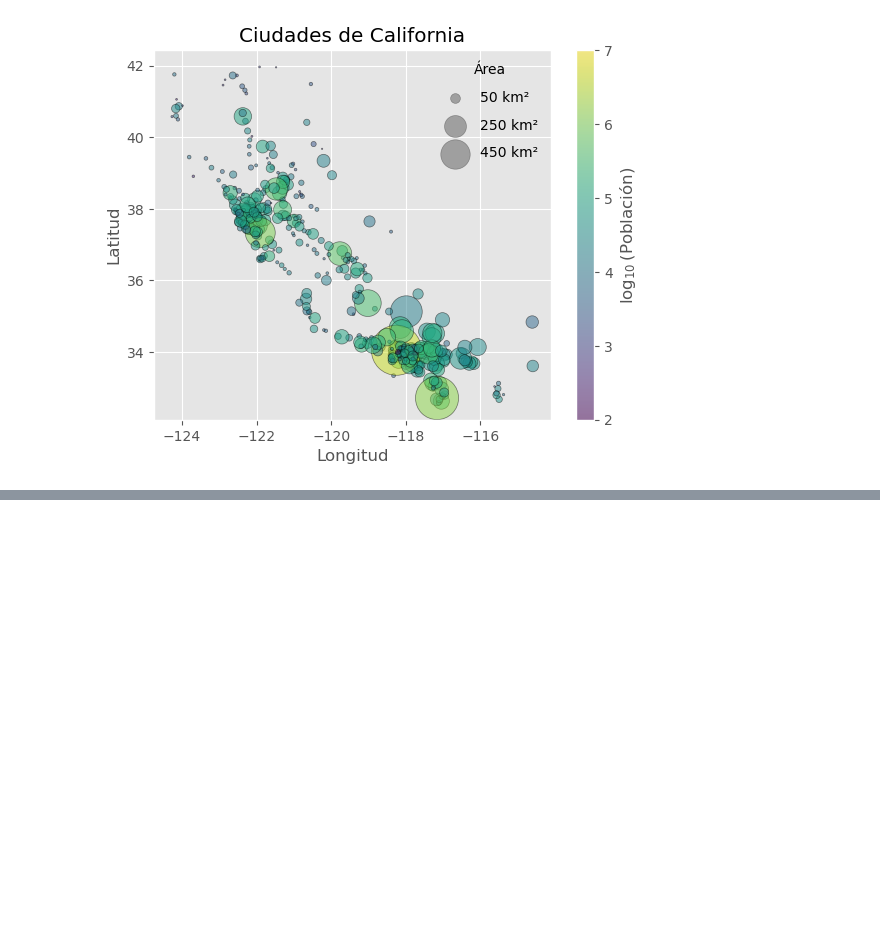
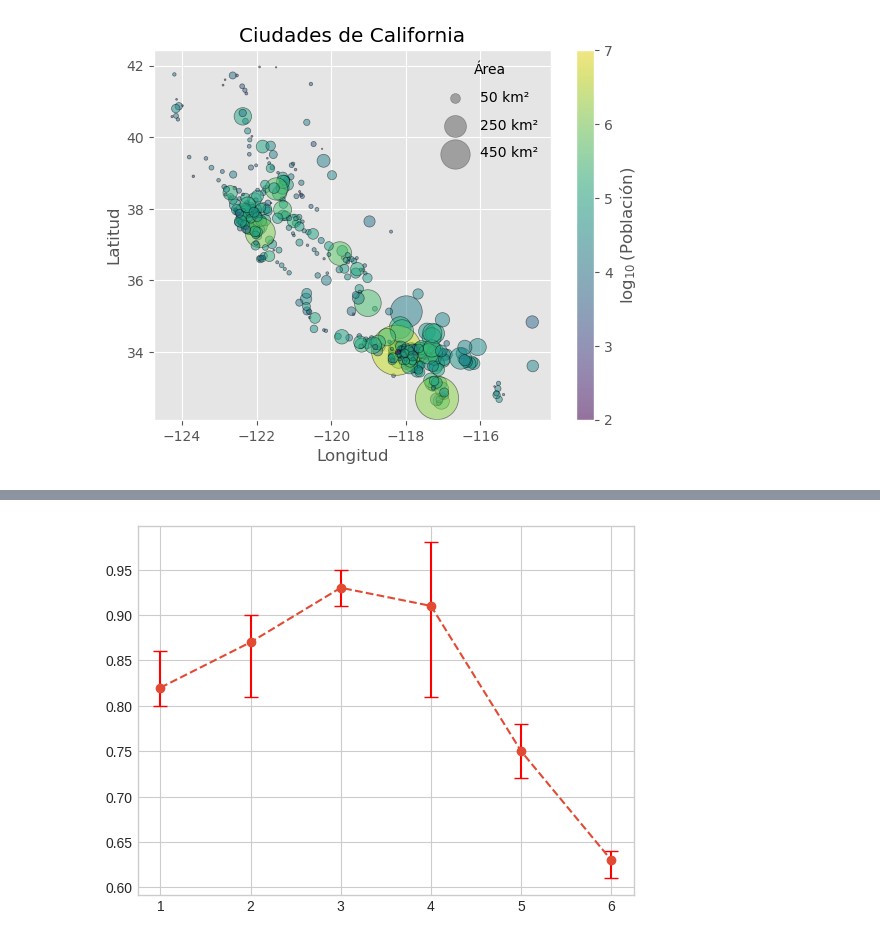
Before and after one commit to famartinezal/curso-geo, a Jupyter notebook: matplotlib.ipynb, the cells around one changed output, grey strips where cells are left out. Cells and saved outputs as stored; diff of their text form; code cells hidden in the pictures; blank space fills up the shorter version.

```diff
--- a/matplotlib.ipynb
+++ b/matplotlib.ipynb
@@ -569,3 +569,6 @@ ax.set_title('Ciudades de California')
 # %% [output]
 Text(0.5, 1.0, 'Ciudades de California')
 [figure]
+# %%
+df = pd.read_csv('errorbar_dataset.csv')
+df.head()
@@ -571,0 +582,4 @@ Text(0.5, 1.0, 'Ciudades de California')
+# %%
+df['Err_max'] = df['Exactitud máxima'] - df['Exactitud promedio']
+df['Err_min'] = df['Exactitud promedio'] - df['Exactitud mínima']
+df.head()
@@ -571,0 +593,10 @@ Text(0.5, 1.0, 'Ciudades de California')
+# %%
+plt.style.use('seaborn-v0_8-whitegrid')
+# %%
+x = df['Modelo']
+y = df['Exactitud promedio']
+errores = [df['Err_min'], df['Err_max']]
+fig, ax = plt.subplots()
+ax.errorbar(x, y, yerr=errores, fmt='o--', ecolor='red', capsize=5);
+# %% [output]
+[figure, added]
```
Also changed, not shown: parts of 7 cells of this notebook.
